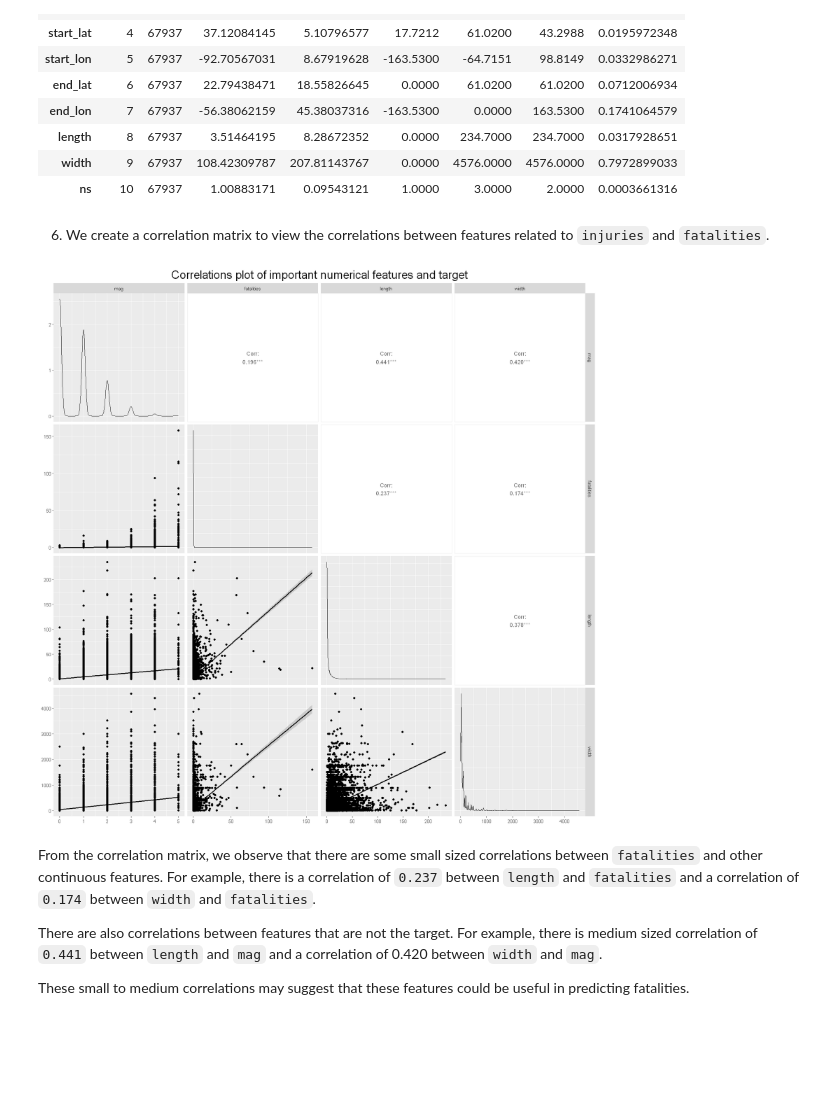
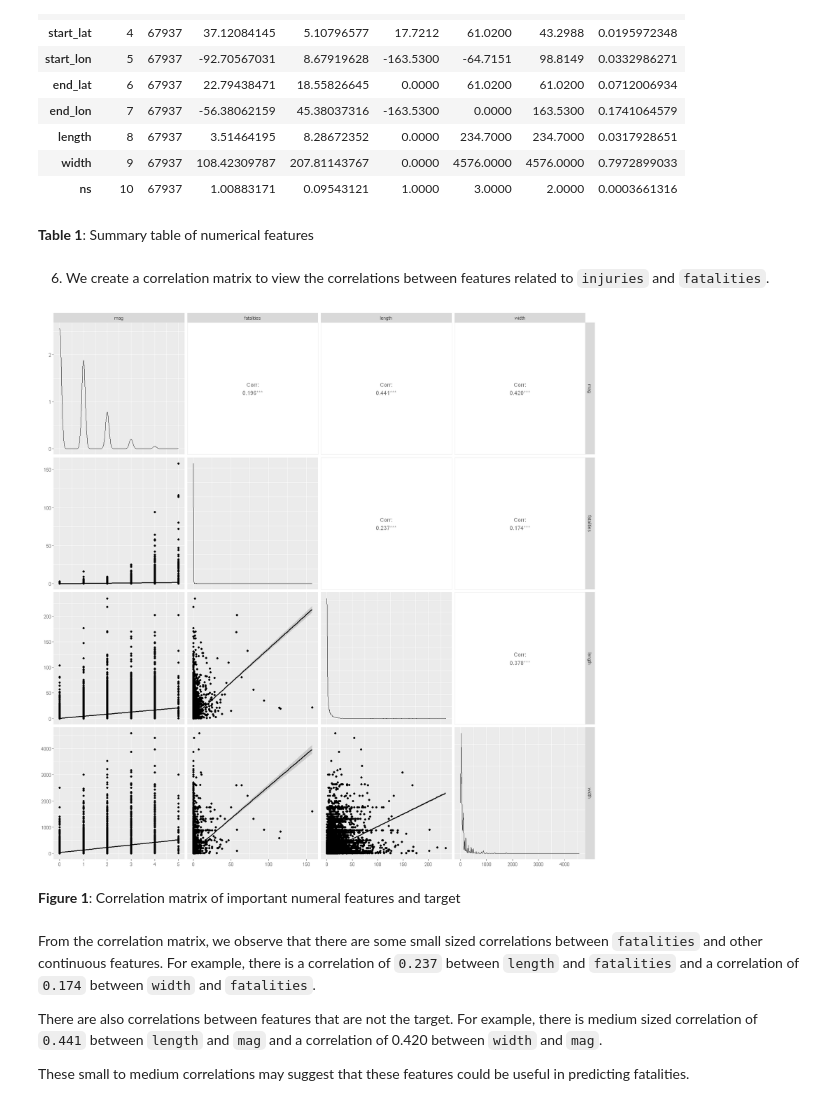
Before and after one commit to DSCI-310-2024/DSCI-310-Group-1-Predict-Casualties-From-Tornado-Data, a Jupyter notebook: src/tornado_fatalities_predictor.ipynb, the cells around one changed output. Drawn from its saved outputs; the diff is of its cells as text; code cells hidden in the pictures; blank space fills up the shorter version.

Commit message:
added data section, info about packages, and some figure and table labels

```diff
--- a/src/tornado_fatalities_predictor.ipynb
+++ b/src/tornado_fatalities_predictor.ipynb
@@ -122,22 +132,25 @@ A psych: 10 × 8
 | length | 8 | 67937 | 3.51464195 | 8.28672352 | 0.0000 | 234.7000 | 234.7000 | 0.0317928651 |
 | width | 9 | 67937 | 108.42309787 | 207.81143767 | 0.0000 | 4576.0000 | 4576.0000 | 0.7972899033 |
 | ns | 10 | 67937 | 1.00883171 | 0.09543121 | 1.0000 | 3.0000 | 2.0000 | 0.0003661316 |
+# %% [markdown]
+**Table 1**: Summary table of numerical features
 # %% [markdown]
 6. We create a correlation matrix to view the correlations between features related to `injuries` and `fatalities`.
 # %%
 options(repr.plot.width = 15, repr.plot.height = 15)
 
 correlations_plot <- df %>%
     ggpairs(
         columns = c("mag", "fatalities", "length", "width"),
         lower = list(
             continuous = "smooth",
-            combo = wrap("facethist", binwidth = 2)),
-            title = "Correlations plot of important numerical features and target") +
+            combo = wrap("facethist", binwidth = 2))) +
     theme(plot.title = element_text(size = 22, hjust = 0.5))
 correlations_plot
 # %% [output]
-[figure, old version]
+[figure, new version]
+# %% [markdown]
+**Figure 1**: Correlation matrix of important numeral features and target
 # %% [markdown]
 From the correlation matrix, we observe that there are some small sized correlations between `fatalities` and other continuous features. For example, there is a correlation of `0.237` between `length` and `fatalities` and a correlation of `0.174` between `width` and `fatalities`.
 
```
Also changed, not shown: parts of 8 cells of this notebook.
